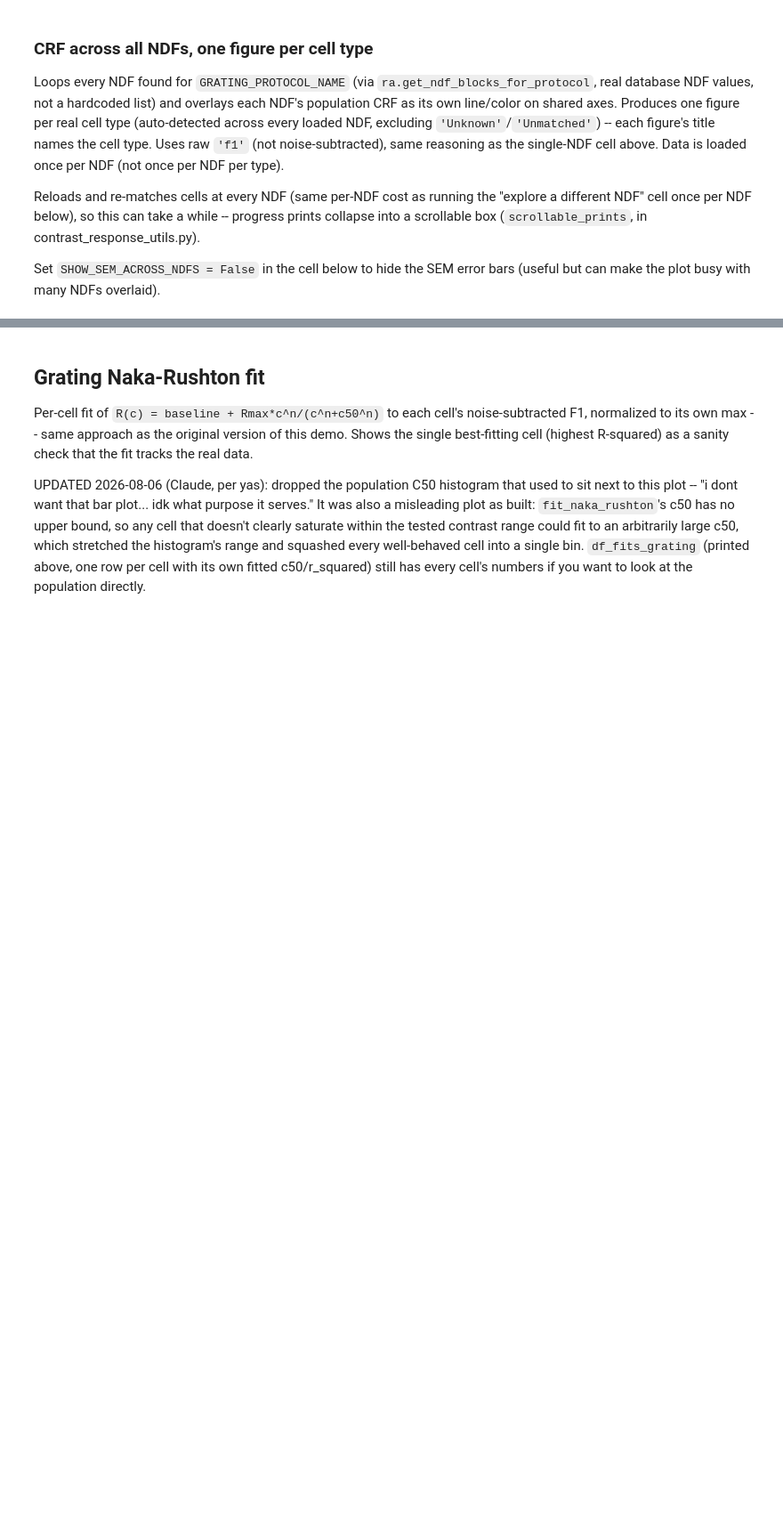
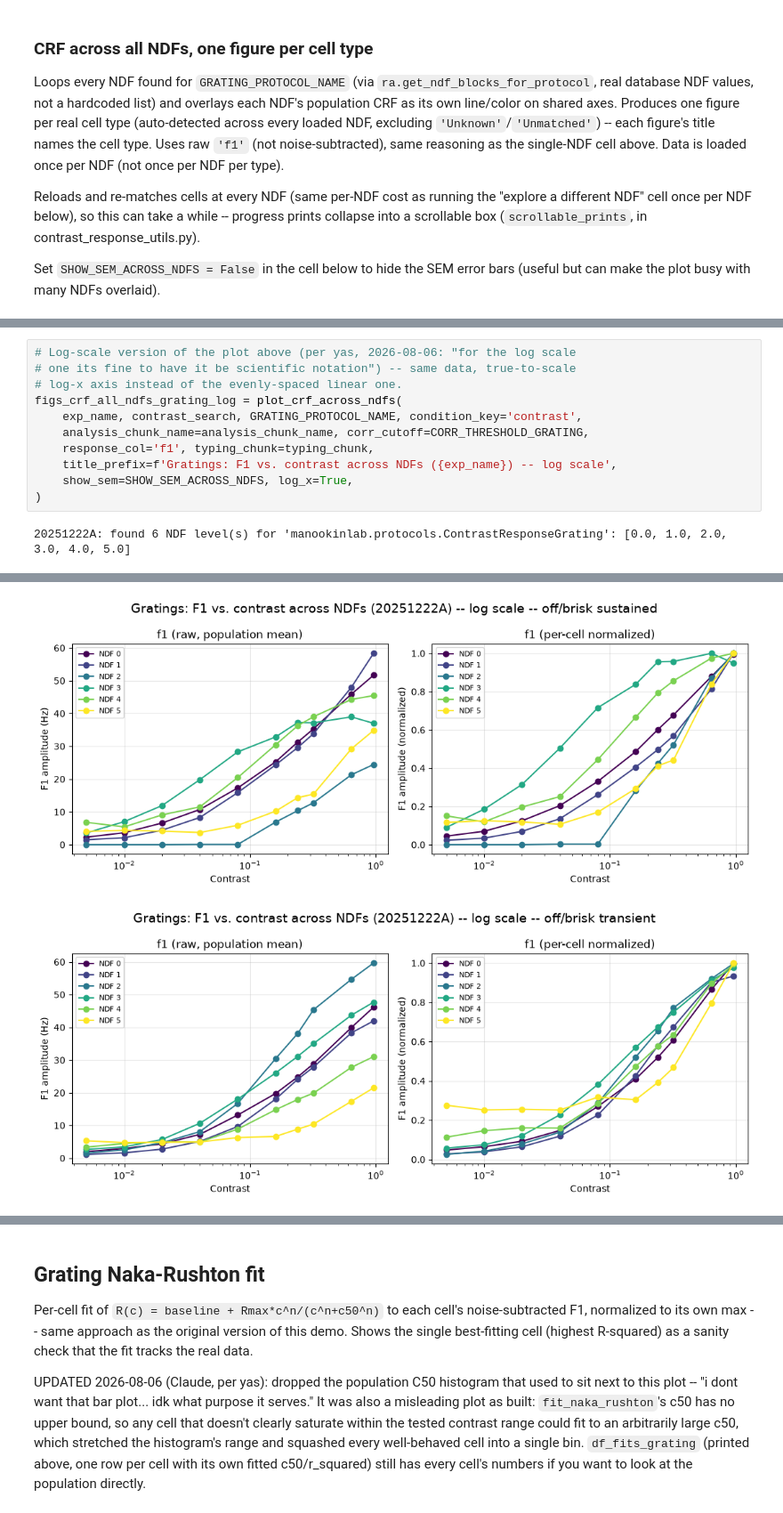
Before and after one commit to yasmine-tani/retinanalysis, a Jupyter notebook: demos/7_contrast_response_demo.ipynb, the cells around one changed output, grey strips where cells are left out. Shown at 89% size. Cells and saved outputs as stored; diff of their text form; blank space fills up the shorter version.

```diff
--- a/demos/7_contrast_response_demo.ipynb
+++ b/demos/7_contrast_response_demo.ipynb
@@ -304,0 +327,13 @@ figs_crf_all_ndfs_grating = plot_crf_across_ndfs(
+# %%
+# Log-scale version of the plot above (per yas, 2026-08-06: "for the log scale
+# one its fine to have it be scientific notation") -- same data, true-to-scale
+# log-x axis instead of the evenly-spaced linear one.
+figs_crf_all_ndfs_grating_log = plot_crf_across_ndfs(
+    exp_name, contrast_search, GRATING_PROTOCOL_NAME, condition_key='contrast',
+    analysis_chunk_name=analysis_chunk_name, corr_cutoff=CORR_THRESHOLD_GRATING,
+    response_col='f1', typing_chunk=typing_chunk,
+    title_prefix=f'Gratings: F1 vs. contrast across NDFs ({exp_name}) -- log scale',
+    show_sem=SHOW_SEM_ACROSS_NDFS, log_x=True,
+)
+# %% [output]
+20251222A: found 6 NDF level(s) for 'manookinlab.protocols.ContrastResponseGrating': [0.0, 1.0, 2.0, 3.0, 4.0, 5.0]
@@ -304,0 +341,2 @@ figs_crf_all_ndfs_grating = plot_crf_across_ndfs(
+[figure, added]
+[figure, added]
```
Also changed, not shown: parts of 10 cells of this notebook, 4 other files.
